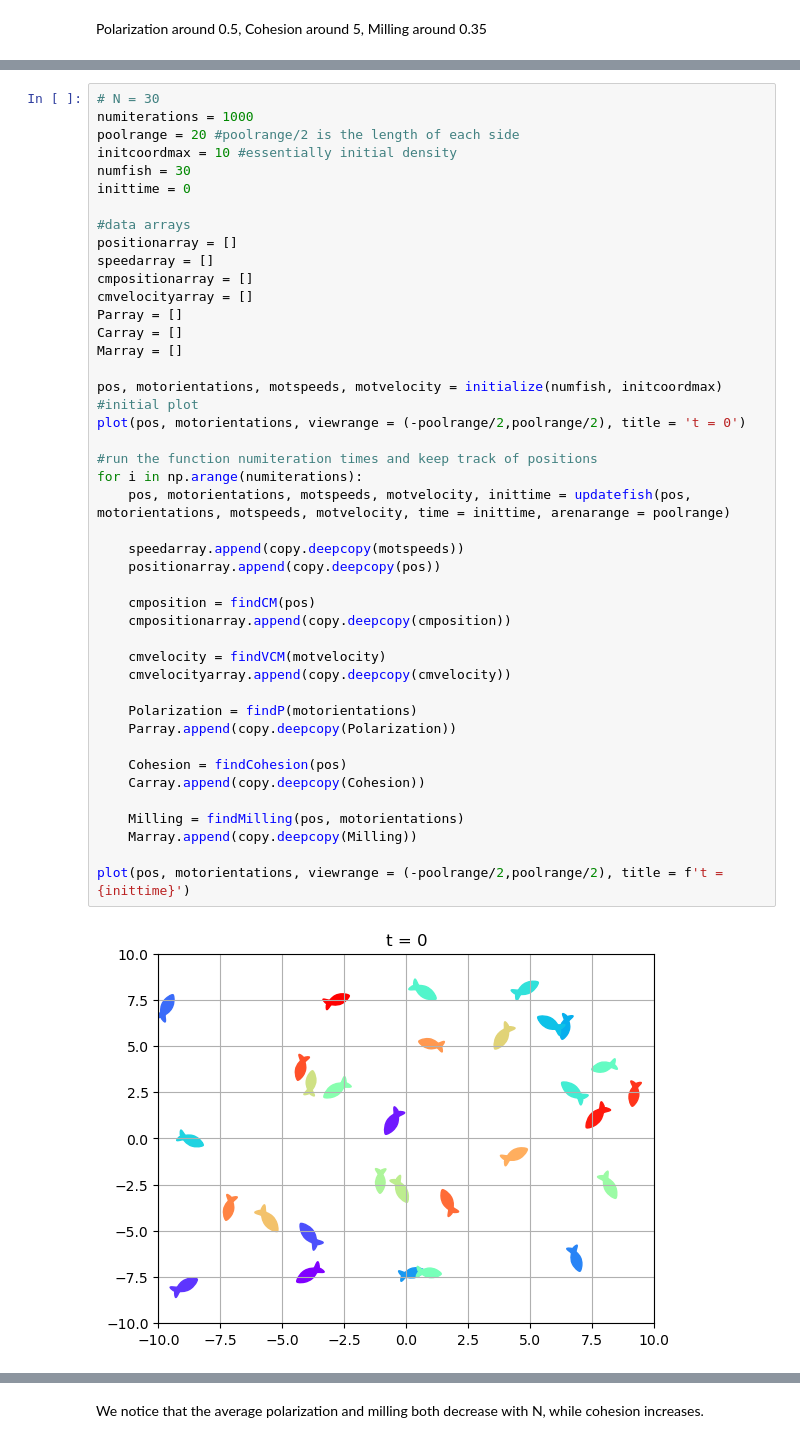
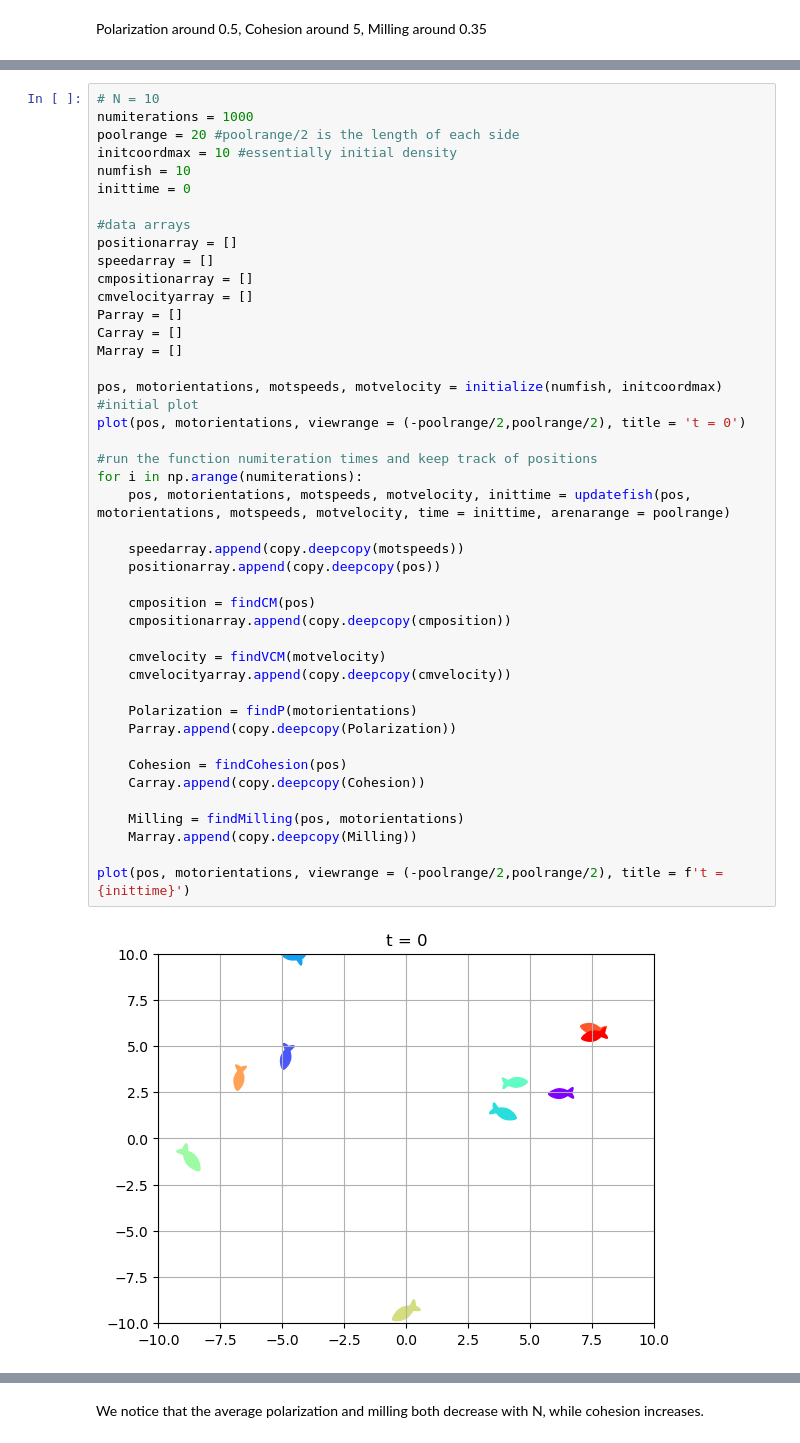
Before and after one commit to Bobomoto/PHYS250-Final-Project, a Jupyter notebook: Finalproject.ipynb, the cells around one changed output, grey strips where cells are left out. Saved outputs shown, nothing was run; the diff lists cells and outputs as text.

```diff
--- a/Finalproject.ipynb
+++ b/Finalproject.ipynb
@@ -713,9 +716,9 @@ Polarization around 0.5, Cohesion around 5, Milling around 0.35
 # %%
-# N = 30
+# N = 10
 numiterations = 1000
 poolrange = 20 #poolrange/2 is the length of each side
 initcoordmax = 10 #essentially initial density
-numfish = 30
+numfish = 10
 inittime = 0
 
 #data arrays
@@ -728,31 +731,31 @@ Carray = []
 Marray = []
 
 pos, motorientations, motspeeds, motvelocity = initialize(numfish, initcoordmax)
 #initial plot
 plot(pos, motorientations, viewrange = (-poolrange/2,poolrange/2), title = 't = 0')
 
 #run the function numiteration times and keep track of positions
 for i in np.arange(numiterations):
     pos, motorientations, motspeeds, motvelocity, inittime = updatefish(pos, motorientations, motspeeds, motvelocity, time = inittime, arenarange = poolrange)
 
     speedarray.append(copy.deepcopy(motspeeds))
     positionarray.append(copy.deepcopy(pos))
 
     cmposition = findCM(pos)
     cmpositionarray.append(copy.deepcopy(cmposition))
 
     cmvelocity = findVCM(motvelocity)
     cmvelocityarray.append(copy.deepcopy(cmvelocity))
 
     Polarization = findP(motorientations)
     Parray.append(copy.deepcopy(Polarization))
 
     Cohesion = findCohesion(pos)
     Carray.append(copy.deepcopy(Cohesion))
 
     Milling = findMilling(pos, motorientations)
     Marray.append(copy.deepcopy(Milling))
 
 plot(pos, motorientations, viewrange = (-poolrange/2,poolrange/2), title = f't = {inittime}')
 # %% [output]
-[figure, old version]
+[figure, new version]
```
Also changed, not shown: parts of 43 cells of this notebook, 14 other files.
